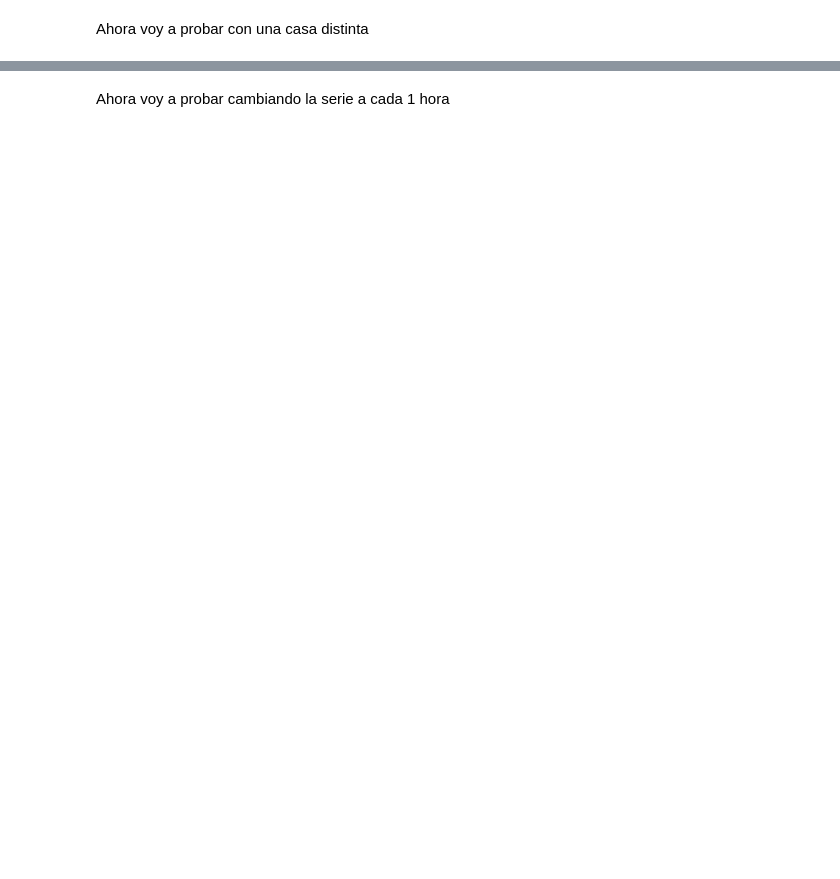
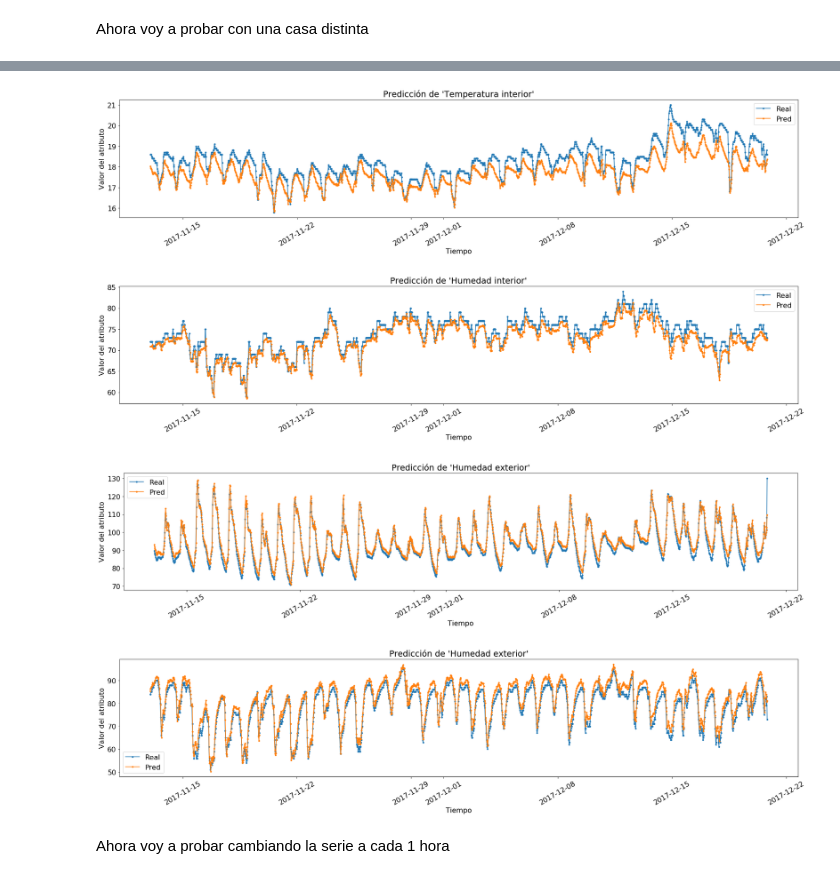
Before and after one commit to fco96/memoria, a Jupyter notebook: Memoria Francisco Olivares.ipynb, the cells around one changed output, grey strips where cells are left out. Drawn from its saved outputs; the diff is of its cells as text; code cells hidden in the pictures; blank space fills up the shorter version.

```diff
--- a/Memoria Francisco Olivares.ipynb
+++ b/Memoria Francisco Olivares.ipynb
@@ -502,13 +506,3 @@ for i in range(4):
 [figure]
 # %% [markdown]
 Ahora voy a probar con una casa distinta
-# %%
-HOUSE_TO_PEEK = 200
-
-train_data_2, valitation_data_2, scalers_2 = generate_matrix(HASH_OF_TIME_SERIES[HOUSE_TO_PEEK])
-print(train_data_2[0].shape)
-print(valitation_data_2[0].shape)
-
-y_pred_2 = model.predict(valitation_data_2[0])
-for i in range(4):
-    chart_predictions(HASH_OF_TIME_SERIES[HOUSE_TO_PEEK], i, scalers_2, valitation_data_2[1], y_pred_2)
@@ -521,0 +509,21 @@ for i in range(4):
+# %%
+import sklearn.metrics as metrics
+def predict_from_model(model, house_number):
+    train_data, valitation_data, scalers = generate_matrix(HASH_OF_TIME_SERIES[house_number])
+    # print(train_data_2[0].shape)
+    # print(valitation_data_2[0].shape)
+
+    y_pred = model.predict(valitation_data[0])
+
+    mse = metrics.mean_squared_error(valitation_data[1], y_pred)
+    mae = metrics.mean_absolute_error(valitation_data[1], y_pred)
+    return (mse, mae)
+
+#for i in range(4):
+#    chart_predictions(HASH_OF_TIME_SERIES[HOUSE_TO_PEEK], i, scalers_2, valitation_data_2[1], y_pred_2)
+
+def chart_from_model(model, house_number):
+    train_data, valitation_data, scalers = generate_matrix(HASH_OF_TIME_SERIES[house_number])
+    y_pred = model.predict(valitation_data[0])
+    for i in range(4):
+        chart_predictions(HASH_OF_TIME_SERIES[house_number], i, scalers, valitation_data[1], y_pred)
@@ -522,3 +562,10 @@ for i in range(4):
+# %%
+chart_from_model(model, 191)
+# %% [output]
+[figure, added]
+[figure, added]
+[figure, added]
+[figure, added]
 # %% [markdown]
 Ahora voy a probar cambiando la serie a cada 1 hora
 # %%
```
Also changed, not shown: parts of 7 cells of this notebook.
